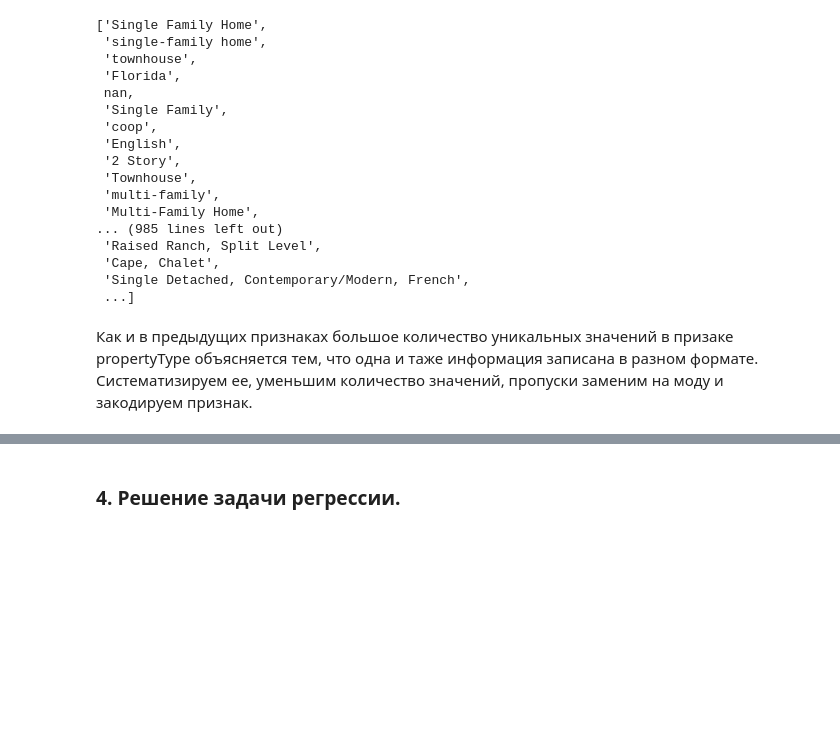
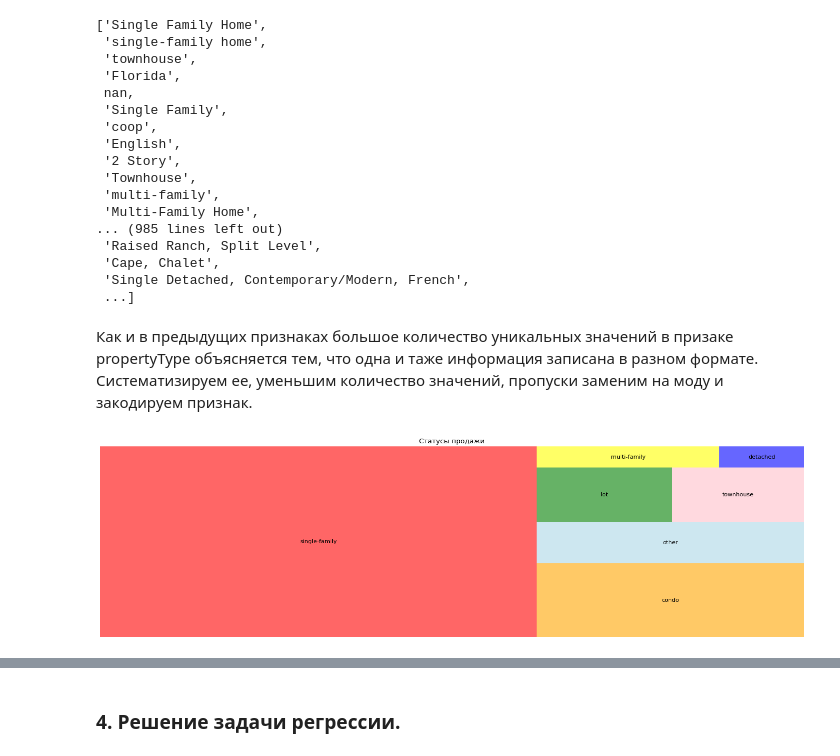
Before and after one commit to LNarnia/IDE_new, a Jupyter notebook: Skillfactory/final_project/project.ipynb, the cells around one changed output, grey strips where cells are left out. Saved outputs shown, nothing was run; the diff lists cells and outputs as text; code cells hidden in the pictures; blank space fills up the shorter version.

```diff
--- a/Skillfactory/final_project/project.ipynb
+++ b/Skillfactory/final_project/project.ipynb
@@ -1401,3 +1401,18 @@ def get_property_type(property_type):
             return 'other'
 # %%
 data['propertyType'] = data['propertyType'].apply(get_property_type)
+# %%
+data['propertyType'] = data['propertyType'].fillna(data['propertyType'].mode()[0])
+# %%
+# визуализируем распределение недвижимости по типу недвижимости
+data_propertyType = data.groupby('propertyType')['propertyType'].value_counts()
+data_propertyType = data_propertyType.sort_values(ascending=False)
+# строим древовидную диаграмму с рапределением статусов продажи
+plt.figure(figsize=(22,6), dpi= 80)
+squarify.plot(sizes = data_propertyType.values, label = data_propertyType.index, alpha=.6, color = ['red','orange','lightblue','green','pink','yellow', 'blue', 'white'])
+
+plt.title('Статусы продажи')
+plt.axis('off')
+plt.show()
+# %% [output]
+[figure, added]
```
Also changed, not shown: parts of 61 cells of this notebook, 1 other file.
